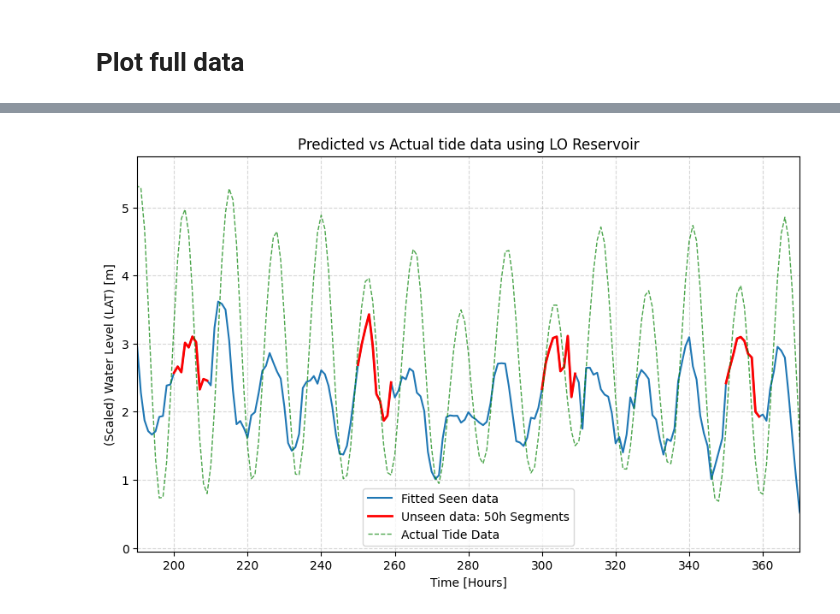
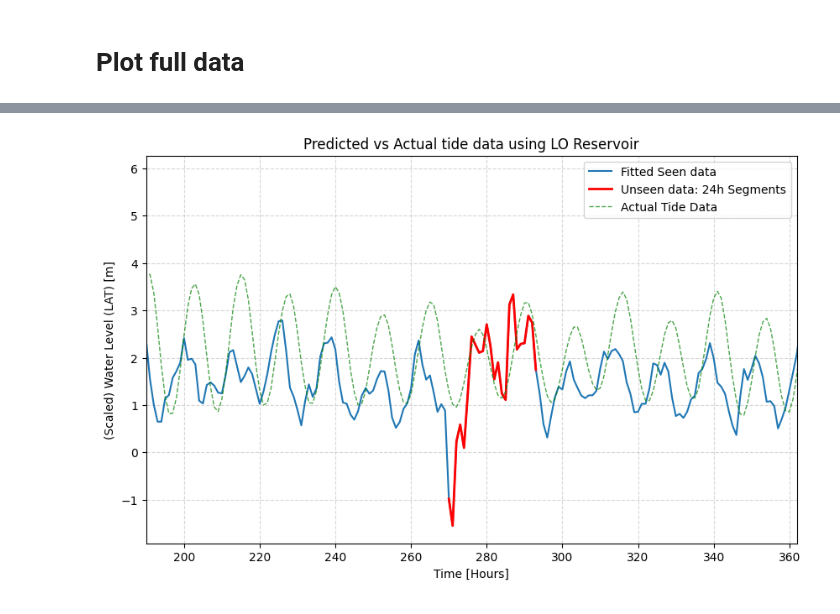
Before and after one commit to MauriceDHanisch/LOQCathon_qReservoir, a Jupyter notebook: RC_Method_1/Tide_predictor/chunks copy.ipynb, the cells around one changed output, grey strips where cells are left out. Drawn from its saved outputs; the diff is of its cells as text; code cells hidden in the pictures.

```diff
--- a/RC_Method_1/Tide_predictor/chunks copy.ipynb
+++ b/RC_Method_1/Tide_predictor/chunks copy.ipynb
@@ -56,7 +56,7 @@ print(data.shape)
 print(data[0])
 
 # Rescale the data to be between 0 and 2np.pi
-data = (data - data.min())/(data.max() - data.min()) * 2 * np.pi
+#data = (data - data.min())/(data.max() - data.min()) * 2 * np.pi
 data[150]
 
 # get training data
@@ -134,7 +136,7 @@ expectations_matrix.shape =  (2000, 9)
 # %%
 import pickle
 # Open the full_expectation_matrix
-full_expectation_matrix = pickle.load(open(f"full_expectation_matrix_2000.pkl", "rb"))
+full_expectation_matrix = pickle.load(open(f"full_expectation_matrix_500_|4,4,0,0,0,0,0,1,1>_no_rescale.pkl", "rb"))
 input_state = pcvl.BasicState([1]*(m-1) + [0]*1)
 
 full_expectation_matrix = full_expectation_matrix[:400]
@@ -145,8 +147,8 @@ import numpy as np
 # Assuming 'full_expectation_matrix' and 'new_data' are your full datasets
 
 # Parameters for test data selection
-chunk_length = 10  # Length of each test data chunk
-interval = 50     # Interval between start of each test chunk
+chunk_length = 24  # Length of each test data chunk
+interval = 120     # Interval between start of each test chunk
 
 # Total length of the data
 total_length = len(full_expectation_matrix)
@@ -189,7 +191,7 @@ print("data_red: ", data_red[:4])
 print("labels shape: ", labels.shape)
 
 # Transform the data to include quadratic terms
-poly = PolynomialFeatures(degree=12)
+poly = PolynomialFeatures(degree=4)
 expectations_matrix_quad = poly.fit_transform(expectations_matrix_red)
 
 # Fit the quadratic model with Ridge regularization
@@ -341,7 +342,7 @@ FULL_predictions[test_indices] = predicted_test_data_quad
 FULL_predictions_series = pd.Series(FULL_predictions)
 
 # Apply a moving average (rolling mean). You can adjust the window size as needed.
-window_size = 4  # This is the number of data points used for calculating the average
+window_size = 2  # This is the number of data points used for calculating the average
 FULL_predictions_smoothed = FULL_predictions_series.rolling(window=window_size).mean()
 
 # Shift the actual data to the left due to timeseries prediction
@@ -351,33 +352,33 @@ shifted_x = np.arange(shift, len(new_data) + shift)  # Shift the x-axis to the l
 # Plotting
 plt.figure(figsize=(10, 6))
 
 # Plot the full smoothed predictions
 plt.plot(FULL_predictions_smoothed, label='Fitted Seen data')
 
 # Highlight the test predictions in red
 for start in test_indices[::chunk_length]:
     end = start + chunk_length
     smoothed_segment = FULL_predictions_smoothed[start:end]
     plt.plot(range(start, min(end, len(FULL_predictions))), smoothed_segment, color='red', linewidth=2)
 
 # Add a representative line for the test predictions in the legend
-plt.plot([], [], color='red', linewidth=2, label='Unseen data: 50h Segments')
+plt.plot([], [], color='red', linewidth=2, label=f'Unseen data: {chunk_length}h Segments')
 
 # Plot the actual data shifted to the left
 plt.plot(shifted_x, new_data[:], label='Actual Tide Data', color='green', alpha=0.7, linestyle="--", linewidth=1)
 
 # Set title and labels
 plt.title(f'Predicted vs Actual tide data using LO Reservoir')
 plt.xlabel('Time [Hours]')
 plt.ylabel('(Scaled) Water Level (LAT) [m]')
 
 # Zoom in on a specific x-axis range
 x_min = 190  # Replace with your desired minimum x-value
-x_max = 370  # Replace with your desired maximum x-value
+x_max = 362  # Replace with your desired maximum x-value
 plt.xlim(x_min, x_max)
 
 plt.grid(linestyle='--', alpha=0.5)
 plt.legend()
 plt.show()
 # %% [output]
-[figure, old version]
+[figure, new version]
```
Also changed, not shown: parts of 12 cells of this notebook, 4 other files.
